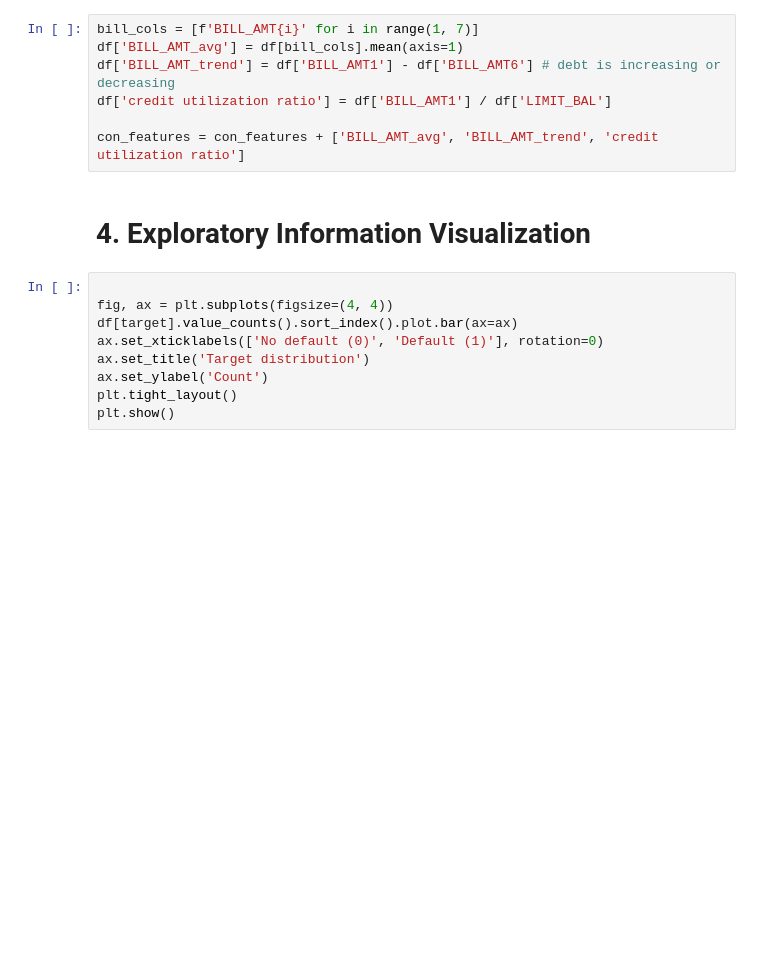
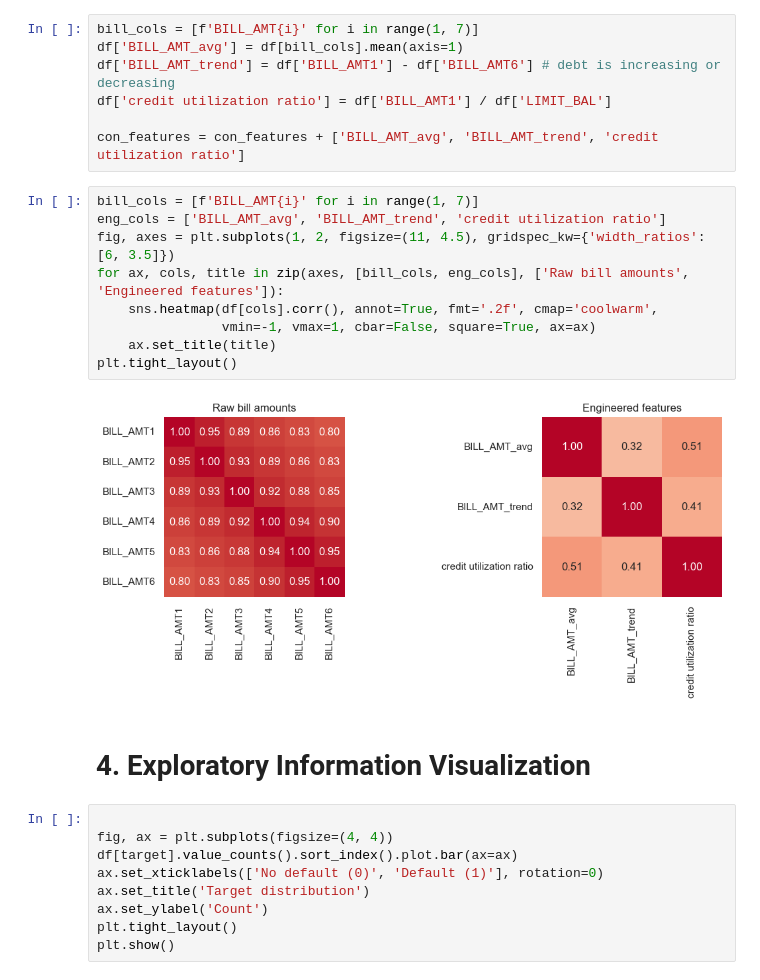
Before and after one commit to nh-nhathoang/default-of-credit-card-clients, a Jupyter notebook: EDA.ipynb, the cells around one changed output. Saved outputs shown, nothing was run; the diff lists cells and outputs as text; blank space fills up the shorter version.

```diff
--- a/EDA.ipynb
+++ b/EDA.ipynb
@@ -135,6 +135,17 @@ df['BILL_AMT_trend'] = df['BILL_AMT1'] - df['BILL_AMT6'] # debt is increasing or
 df['credit utilization ratio'] = df['BILL_AMT1'] / df['LIMIT_BAL']
 
 con_features = con_features + ['BILL_AMT_avg', 'BILL_AMT_trend', 'credit utilization ratio']
+# %%
+bill_cols = [f'BILL_AMT{i}' for i in range(1, 7)]
+eng_cols = ['BILL_AMT_avg', 'BILL_AMT_trend', 'credit utilization ratio']
+fig, axes = plt.subplots(1, 2, figsize=(11, 4.5), gridspec_kw={'width_ratios': [6, 3.5]})
+for ax, cols, title in zip(axes, [bill_cols, eng_cols], ['Raw bill amounts', 'Engineered features']):
+    sns.heatmap(df[cols].corr(), annot=True, fmt='.2f', cmap='coolwarm',
+                vmin=-1, vmax=1, cbar=False, square=True, ax=ax)
+    ax.set_title(title)
+plt.tight_layout()
+# %% [output]
+[figure, added]
 # %% [markdown]
 # 4. Exploratory Information Visualization
 # %%
```
Also changed, not shown: parts of 9 cells of this notebook.
